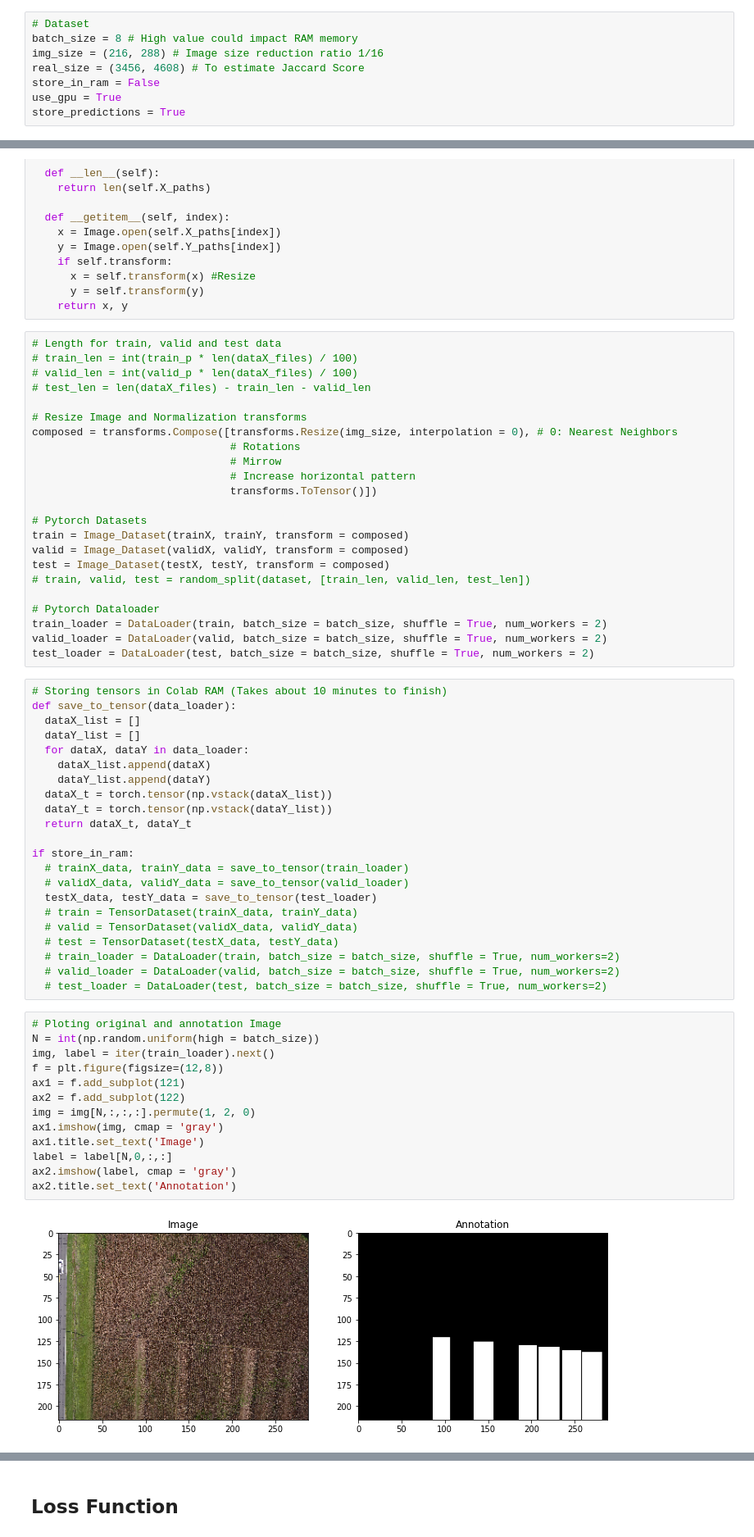
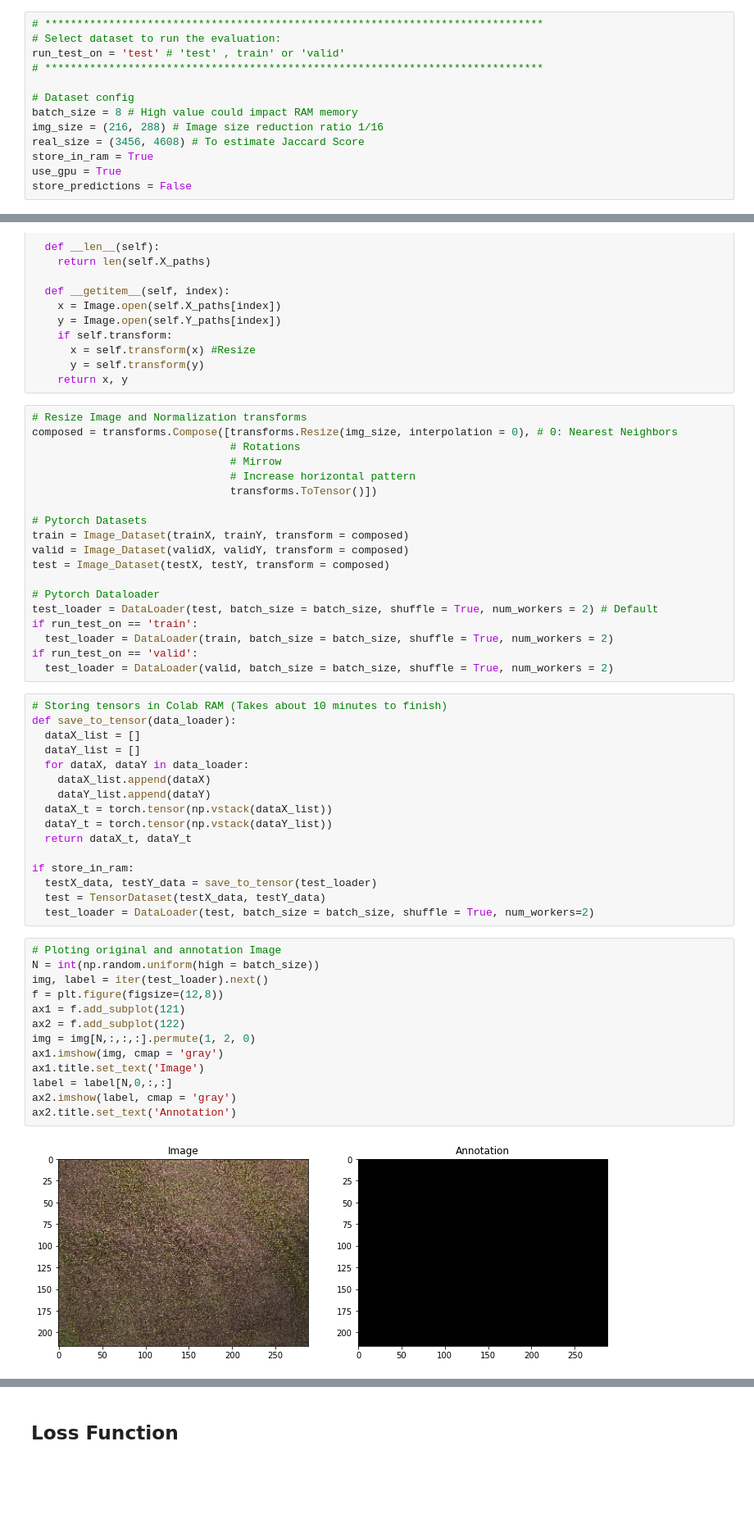
Before and after one commit to danmenloz/CropDamage, a Jupyter notebook: Segnet_Evaluation.ipynb, the cells around one changed output, grey strips where cells are left out. Shown at 82% size. Saved outputs shown, nothing was run; the diff lists cells and outputs as text; blank space fills up the shorter version.

Commit message:
Evaluation per dataset at once.

```diff
--- a/Segnet_Evaluation.ipynb
+++ b/Segnet_Evaluation.ipynb
@@ -26,13 +26,18 @@ from sklearn.metrics import jaccard_score, confusion_matrix
 # %% [markdown]
 # Main Parameters
 # %%
-# Dataset
+# ******************************************************************************
+# Select dataset to run the evaluation:
+run_test_on = 'test' # 'test' , train' or 'valid'
+# ******************************************************************************
+
+# Dataset config
 batch_size = 8 # High value could impact RAM memory
 img_size = (216, 288) # Image size reduction ratio 1/16
 real_size = (3456, 4608) # To estimate Jaccard Score
-store_in_ram = False
+store_in_ram = True
 use_gpu = True
-store_predictions = True
+store_predictions = False
 # %% [markdown]
 # Importing Dataset
 # %%
@@ -104,11 +97,6 @@ class Image_Dataset(Dataset):
       y = self.transform(y)
     return x, y
 # %%
-# Length for train, valid and test data
-# train_len = int(train_p * len(dataX_files) / 100)
-# valid_len = int(valid_p * len(dataX_files) / 100)
-# test_len = len(dataX_files) - train_len - valid_len
-
 # Resize Image and Normalization transforms
 composed = transforms.Compose([transforms.Resize(img_size, interpolation = 0), # 0: Nearest Neighbors
                                # Rotations
@@ -120,12 +108,13 @@ composed = transforms.Compose([transforms.Resize(img_size, interpolation = 0), #
 train = Image_Dataset(trainX, trainY, transform = composed)
 valid = Image_Dataset(validX, validY, transform = composed)
 test = Image_Dataset(testX, testY, transform = composed)
-# train, valid, test = random_split(dataset, [train_len, valid_len, test_len])
 
 # Pytorch Dataloader
-train_loader = DataLoader(train, batch_size = batch_size, shuffle = True, num_workers = 2)
-valid_loader = DataLoader(valid, batch_size = batch_size, shuffle = True, num_workers = 2)
-test_loader = DataLoader(test, batch_size = batch_size, shuffle = True, num_workers = 2)
+test_loader = DataLoader(test, batch_size = batch_size, shuffle = True, num_workers = 2) # Default
+if run_test_on == 'train':
+  test_loader = DataLoader(train, batch_size = batch_size, shuffle = True, num_workers = 2)
+if run_test_on == 'valid':
+  test_loader = DataLoader(valid, batch_size = batch_size, shuffle = True, num_workers = 2)
 # %%
 # Storing tensors in Colab RAM (Takes about 10 minutes to finish)
 def save_to_tensor(data_loader):
@@ -139,27 +128,21 @@ def save_to_tensor(data_loader):
   return dataX_t, dataY_t
 
 if store_in_ram:
-  # trainX_data, trainY_data = save_to_tensor(train_loader)
-  # validX_data, validY_data = save_to_tensor(valid_loader)
   testX_data, testY_data = save_to_tensor(test_loader)
-  # train = TensorDataset(trainX_data, trainY_data)
-  # valid = TensorDataset(validX_data, validY_data)
-  # test = TensorDataset(testX_data, testY_data)
-  # train_loader = DataLoader(train, batch_size = batch_size, shuffle = True, num_workers=2)
-  # valid_loader = DataLoader(valid, batch_size = batch_size, shuffle = True, num_workers=2)
-  # test_loader = DataLoader(test, batch_size = batch_size, shuffle = True, num_workers=2)
+  test = TensorDataset(testX_data, testY_data)
+  test_loader = DataLoader(test, batch_size = batch_size, shuffle = True, num_workers=2)
 # %%
 # Ploting original and annotation Image
 N = int(np.random.uniform(high = batch_size))
-img, label = iter(train_loader).next()
+img, label = iter(test_loader).next()
 f = plt.figure(figsize=(12,8))
 ax1 = f.add_subplot(121)
 ax2 = f.add_subplot(122)
 img = img[N,:,:,:].permute(1, 2, 0)
 ax1.imshow(img, cmap = 'gray')
 ax1.title.set_text('Image')
 label = label[N,0,:,:]
 ax2.imshow(label, cmap = 'gray')
 ax2.title.set_text('Annotation')
 # %% [output]
-[figure, old version]
+[figure, new version]
```
Also changed, not shown: parts of 18 cells of this notebook.
